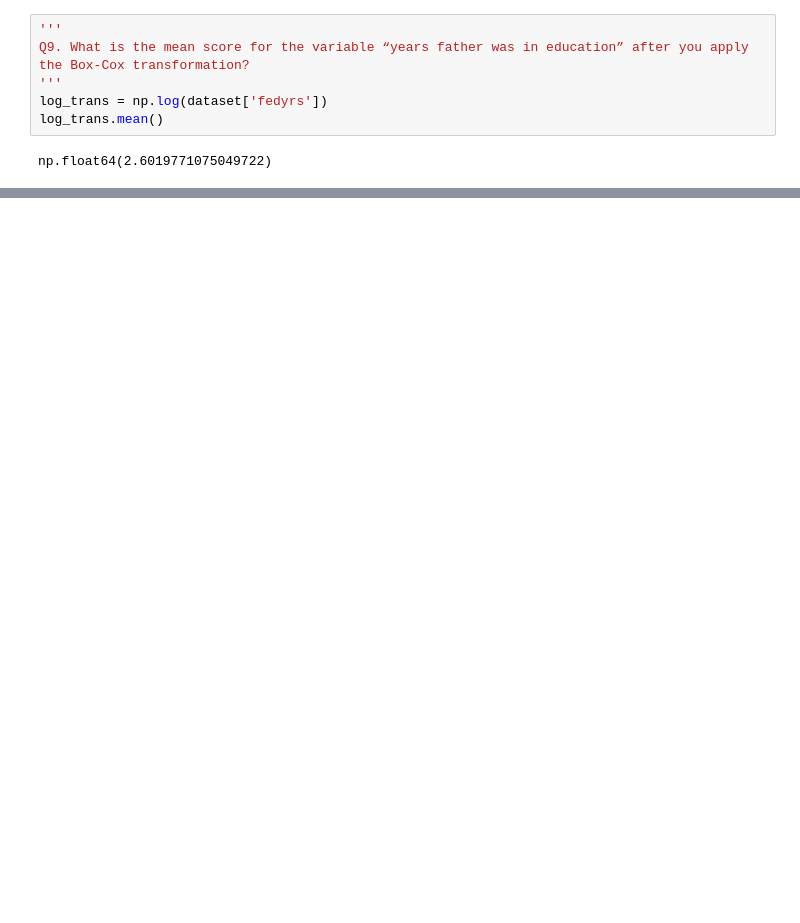
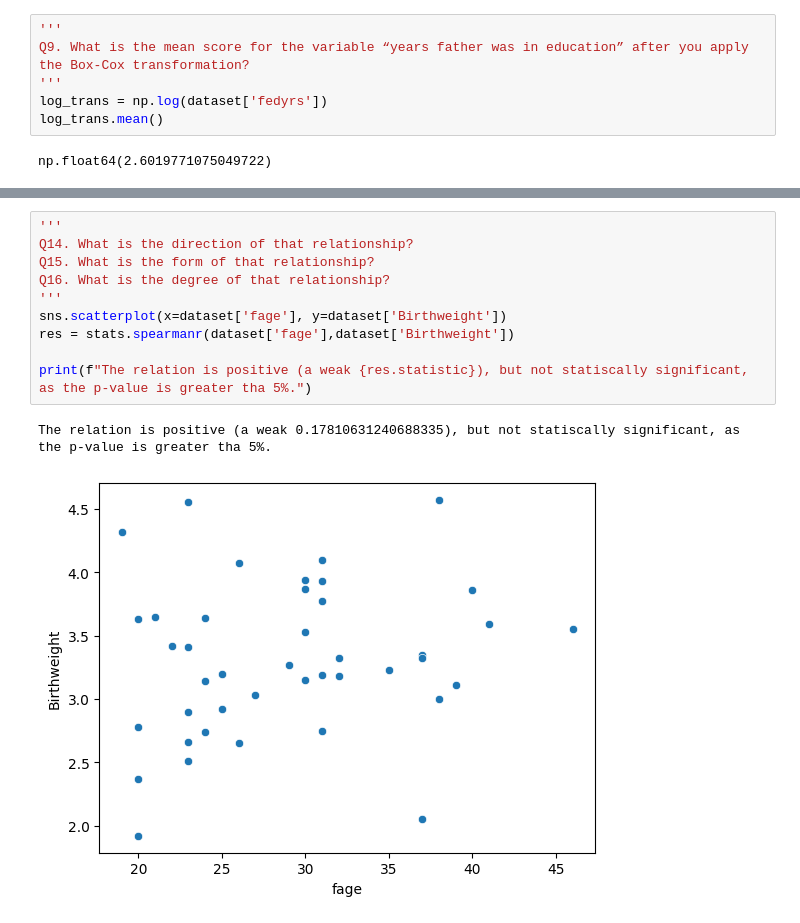
Before and after one commit to jonastieppo/KreativStormTraining, a Jupyter notebook: week2/homework_2.ipynb, the cells around one changed output, grey strips where cells are left out. Saved outputs shown, nothing was run; the diff lists cells and outputs as text; blank space fills up the shorter version.

```diff
--- a/week2/homework_2.ipynb
+++ b/week2/homework_2.ipynb
@@ -122,0 +166,13 @@ sns.histplot(dataset, x='log_fedyrs', ax=ax, kde=True)
+# %%
+'''
+Q14. What is the direction of that relationship?
+Q15. What is the form of that relationship?
+Q16. What is the degree of that relationship?
+'''
+sns.scatterplot(x=dataset['fage'], y=dataset['Birthweight'])
+res = stats.spearmanr(dataset['fage'],dataset['Birthweight'])
+
+print(f"The relation is positive (a weak {res.statistic}), but not statiscally significant, as the p-value is greater tha 5%.")
+# %% [output]
+The relation is positive (a weak 0.17810631240688335), but not statiscally significant, as the p-value is greater tha 5%.
+[figure, added]
```
Also changed, not shown: parts of 18 cells of this notebook, 5 other files.
